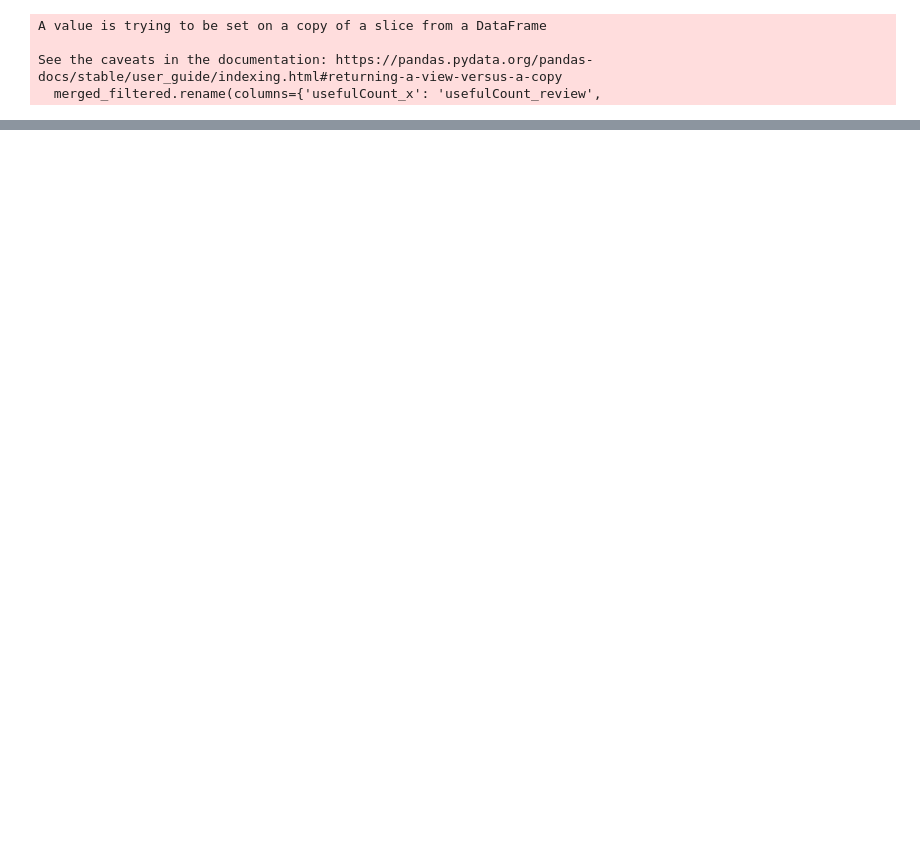
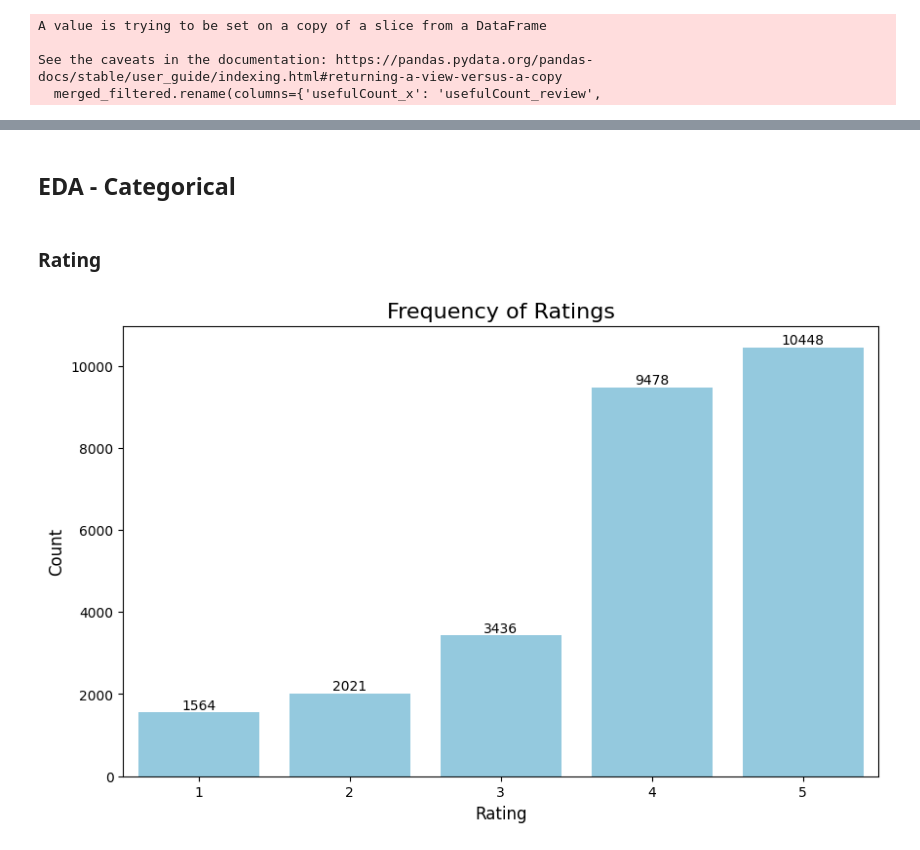
Before and after one commit to lihuicham/review-fraud-detection, a Jupyter notebook: code.ipynb, the cells around one changed output, grey strips where cells are left out. Drawn from its saved outputs; the diff is of its cells as text; code cells hidden in the pictures; blank space fills up the shorter version.

```diff
--- a/code.ipynb
+++ b/code.ipynb
@@ -81,0 +425,4 @@ Index(['date', 'reviewID', 'reviewerID', 'reviewContent', 'rating_review',
+# %%
+# Cap outliers at the 99th percentile
+upper_limit_log_complimentCount = df['log_complimentCount'].quantile(0.99)
+df['log_complimentCount'] = np.minimum(df['log_complimentCount'], upper_limit_log_complimentCount)
@@ -81,0 +439,23 @@ Index(['date', 'reviewID', 'reviewerID', 'reviewContent', 'rating_review',
+# %% [markdown]
+## EDA - Categorical
+# %% [markdown]
+### Rating
+# %%
+# Create a bar plot for ratings
+plt.figure(figsize=(10, 6))
+ax = sns.countplot(x='rating', data=df, color='skyblue')  # Use color instead of palette
+
+# Add bar labels with integer values
+for p in ax.patches:
+    ax.annotate(f'{int(p.get_height())}',  # Convert height to integer
+                (p.get_x() + p.get_width() / 2., p.get_height()),
+                ha='center', va='center', fontsize=10, color='black',
+                xytext=(0, 5), textcoords='offset points')
+
+# Customize the plot
+plt.title('Frequency of Ratings', fontsize=16)
+plt.xlabel('Rating', fontsize=12)
+plt.ylabel('Count', fontsize=12)
+plt.show()
+# %% [output]
+[figure, added]
```
Also changed, not shown: parts of 111 cells of this notebook, 1 other file.
